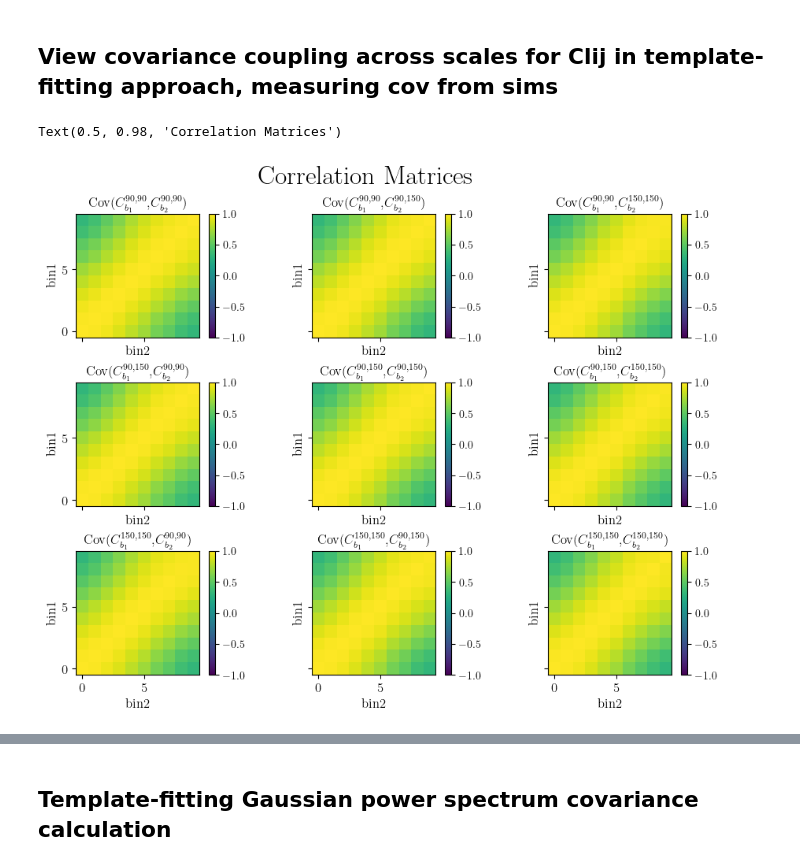
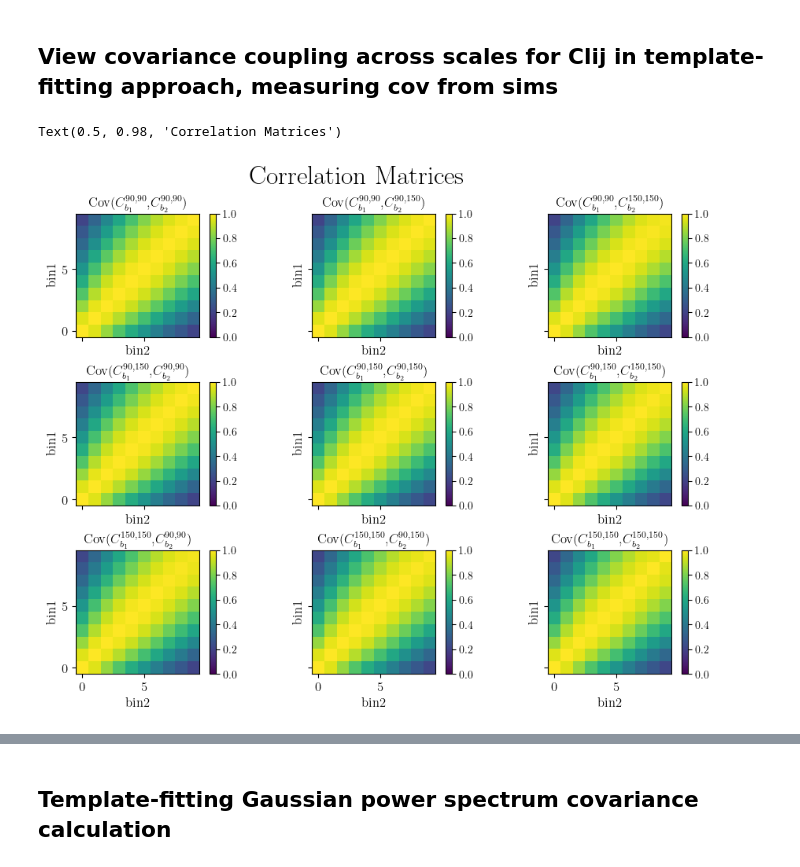
Before and after one commit to kmsurrao/NILC-Inference-Pipeline, a Jupyter notebook: notebooks/pipeline_plotting_examples.ipynb, the cells around one changed output, grey strips where cells are left out. Drawn from its saved outputs; the diff is of its cells as text; code cells hidden in the pictures.

```diff
--- a/notebooks/pipeline_plotting_examples.ipynb
+++ b/notebooks/pipeline_plotting_examples.ipynb
@@ -246,0 +283,14 @@ saved pipeline_plots/all_scatter_plots.pdf
+# %%
+names = [r'$A_{\mathrm{CMB}}$', r'$A_{\mathrm{ftSZ}}$', r'$A_{\mathrm{noise90}}$', r'$A_{\mathrm{noise150}}$']
+labels =  names
+
+chains = pickle.load(open(f'{inp.output_dir}/MCMC_chains_multifrequency.p', 'rb'))
+MCMC_template_fitting_arrays = np.zeros((4, 10000))
+for i in range(10):
+    for a in range(4):
+        MCMC_template_fitting_arrays[a, i*1000: (i+1)*1000] = chains[:,i,a]
+
+samples = MCSamples(samples=template_fitting_arrays, names = names, labels = labels, label='MLE')
+samples2 = MCSamples(samples=list(MCMC_template_fitting_arrays),names = names, labels = labels, label='MCMC')
+g = plots.get_subplot_plotter()
+g.triangle_plot([samples, samples2], filled=True)
@@ -329,7 +385,7 @@ for p,q in [(0,0), (0,1), (1,1)]:
         plt.ylabel(r'$C_\ell^{yy}$')
         plt.yscale('log')
     plt.xlabel(r'$\ell$')
-    plt.plot(mean_ells[start:], data_model[start:], label='Power Spectrum from Data')
+    plt.plot(mean_ells[start:], data_model[start:], label='Theory Power Spectrum')
     plt.plot(mean_ells[start:], theory_model[start:], label='Best Fit Reconstruction', linestyle='dashed')
     plt.plot(mean_ells[start:], fiducial_model[start:], label='Reconstruction with Fiducial Parameters', linestyle='dotted')
     plt.grid()
@@ -344,20 +400,19 @@ best fit A parameters are:  0.9395986 0.959999 0.9616822 0.9553949
 # %% [markdown]
 ## How well are Cl90x90, Cl90x150, and Cl150x150 reconstructed with parameters for an individual realization?
 # %%
-sim = 1
+sim = 2
 
 Clij = pickle.load(open(f'{inp.output_dir}/data_vecs/Clij.p', 'rb'))
 Clij00_data = np.mean(Clij[:,0,0,0], axis=0)
 Clij01_data = np.mean(Clij[:,0,1,0], axis=0)
 Clij11_data = np.mean(Clij[:,1,1,0], axis=0)
 
-acmb = pickle.load(open(f'{inp.output_dir}/acmb_array_template_fitting.p', 'rb'))
-atsz = pickle.load(open(f'{inp.output_dir}/atsz_array_template_fitting.p', 'rb'))
-anoise1 = pickle.load(open(f'{inp.output_dir}/anoise1_array_template_fitting.p', 'rb'))
-anoise2 = pickle.load(open(f'{inp.output_dir}/anoise2_array_template_fitting.p', 'rb'))
+acmb = pickle.load(open(f'{inp.output_dir}/acmb_template_fitting_numerical.p', 'rb'))
+atsz = pickle.load(open(f'{inp.output_dir}/atsz_template_fitting_numerical.p', 'rb'))
+anoise1 = pickle.load(open(f'{inp.output_dir}/anoise1_template_fitting_numerical.p', 'rb'))
+anoise2 = pickle.load(open(f'{inp.output_dir}/anoise2_template_fitting_numerical.p', 'rb'))
 res = [acmb[sim], atsz[sim], anoise1[sim], anoise2[sim]]
 print("best fit A parameters are: ", res)
-
 
 fig, axs = plt.subplots(1,3, figsize=(9,5))
 ax = 0
@@ -365,7 +420,7 @@ for i,j in [(0,0), (0,1), (1,1)]:
     plt.axes(axs[ax])
     theory_model = np.einsum('ab,a->b', Clij[sim,i,j,1:], res)
     fiducial_model = np.einsum('ab,a->b', Clij[sim,i,j,1:], np.ones_like(res))
-    new_model = np.einsum('ab,a->b', Clij[sim,i,j,1:], [1,1.1,1,1])
+    alt_model = np.einsum('ab,a->b', Clij[sim,i,j,1:], [acmb_diag_cov[sim], atsz_diag_cov[sim], anoise1_diag_cov[sim], anoise2_diag_cov[sim]])
     if ax==0:
         data_model = Clij00_data
         plt.ylabel(r'$C_\ell^{90,90}$')
@@ -377,8 +432,8 @@ for i,j in [(0,0), (0,1), (1,1)]:
         plt.ylabel(r'$C_\ell^{150,150}$')
         plt.yscale('log')
     plt.xlabel(r'$\ell$')
-    plt.plot(mean_ells[start:], data_model[start:], label='Power Spectrum from Data')
-    plt.plot(mean_ells[start:], theory_model[start:], label='Best Fit Reconstruction', linestyle='dashed')
+    plt.plot(mean_ells[start:], data_model[start:], label='Theory Power Spectrum')
+    plt.plot(mean_ells[start:], theory_model[start:], label='Maximum Likelihood Reconstruction', linestyle='dashed')
     plt.plot(mean_ells[start:], fiducial_model[start:], label='Reconstruction with Fiducial Parameters', linestyle='dotted')
     plt.grid()
     ax += 1
@@ -446,8 +501,10 @@ for p in range(3):
             cbar.ax.tick_params(labelsize=10)
             plt.xticks(fontsize=12)
             plt.yticks(fontsize=12)
-            plt.xlabel(r'$\ell_2$', fontsize=12)
-            plt.ylabel(r'$\ell_1$', fontsize=12)
+            if ax >= 6:
+                plt.xlabel(r'$\ell_2$', fontsize=12)
+            if ax % 3 == 0:
+                plt.ylabel(r'$\ell_1$', fontsize=12)
             plt.title(f'Corr({PS_strings1[p]},{PS_strings2[q]})', fontsize=12)
         else:
             axs[ax].axis('off')
@@ -531,29 +589,29 @@ for ij in range(3):
 # %%
 fig, axs = plt.subplots(3,3, figsize=(9,7), sharex=True, sharey=True, layout='constrained')
 axs = axs.flatten()
 ax = 0
 start = 0
 PS_strings1 = [r'$C_{b_1}^{90,90}$', r'$C_{b_1}^{90,150}$', r'$C_{b_1}^{150,150}$']
 PS_strings2 = [r'$C_{b_2}^{90,90}$', r'$C_{b_2}^{90,150}$', r'$C_{b_2}^{150,150}$']
 diag = np.einsum('bbpp->bp', PScov_sim_template_fitting_tensor)
 corr = np.einsum('bcpq,bp,cq->bcpq', PScov_sim_template_fitting_tensor, 1/np.sqrt(diag), 1/np.sqrt(diag))
 for p in range(3):
     for q in range(3):
         plt.axes(axs[ax])
-        plt.imshow(corr[:,:,p,q], origin='lower', vmin=-1, vmax=1) #use for correlation matrices
-#         plt.imshow(PScov_sim_template_fitting_tensor[:,:,p,q], origin='lower', norm=LogNorm()) #use for cov matrices
+        plt.imshow(corr[:,:,p,q], origin='lower', vmin=0, vmax=1) #use for correlation matrices
+        #plt.imshow(PScov_sim_template_fitting_tensor[:,:,p,q], origin='lower', norm=LogNorm()) #use for cov matrices
         cbar = plt.colorbar()
         cbar.ax.tick_params(labelsize=10)
         ax += 1
         plt.xticks(fontsize=12)
         plt.yticks(fontsize=12)
         plt.xlabel('bin2', fontsize=12)
         plt.ylabel('bin1', fontsize=12)
         plt.title(f'Cov({PS_strings1[p]},{PS_strings2[q]})', fontsize=12)
 plt.suptitle('Correlation Matrices')
 # %% [output]
 Text(0.5, 0.98, 'Correlation Matrices')
-[figure, old version]
+[figure, new version]
 # %%
 PScov_sim_alt_Inv = scipy.linalg.inv(PScov_sim_template_fitting)
 PScov_sim_Inv_template_fitting = np.zeros((inp.Nbins, inp.Nbins, 3, 3))
```
Also changed, not shown: parts of 25 cells of this notebook, 9 other files.
